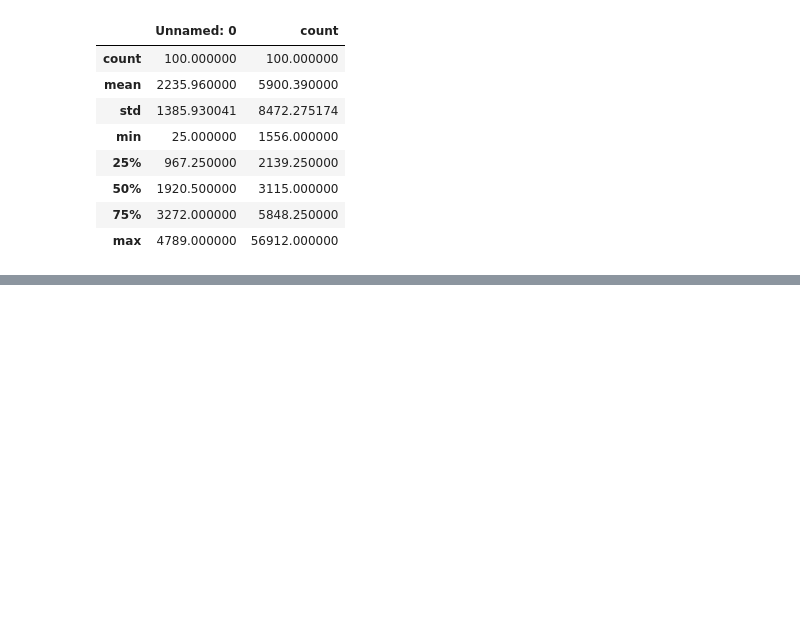
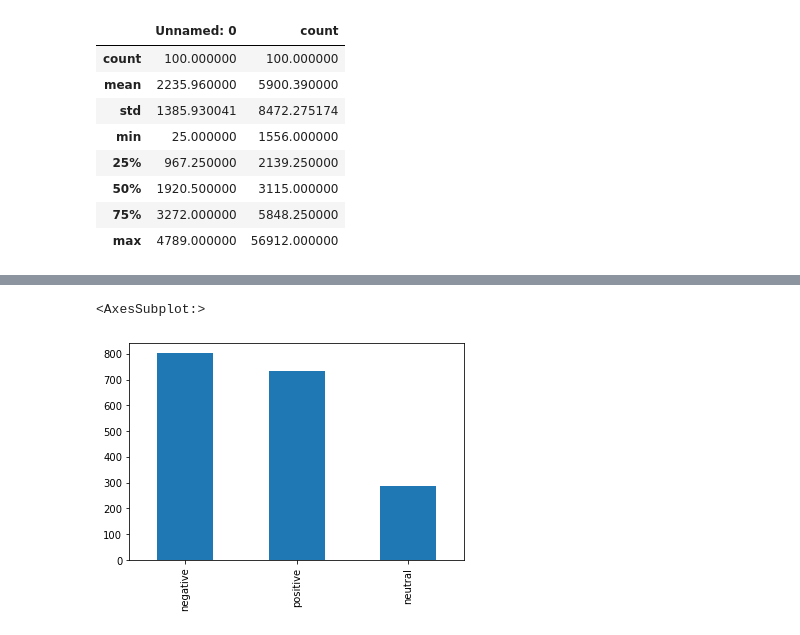
Before and after one commit to TeerapongP/twitterProject, a Jupyter notebook: TwitterCleanData And DataSci.ipynb, the cells around one changed output, grey strips where cells are left out. Cells and saved outputs as stored; diff of their text form; code cells hidden in the pictures; blank space fills up the shorter version.

```diff
--- a/TwitterCleanData And DataSci.ipynb
+++ b/TwitterCleanData And DataSci.ipynb
@@ -181,0 +200,2 @@ plt.axis("off")
+# %%
+df = pd.read_csv('clean-datas/CSV/TwitterCleanData.csv')
@@ -181,0 +227,5 @@ plt.axis("off")
+# %%
+df['Sentiment'].value_counts().plot.bar()
+# %% [output]
+<AxesSubplot:>
+[figure, added]
```
Also changed, not shown: parts of 20 cells of this notebook, 9 other files.
